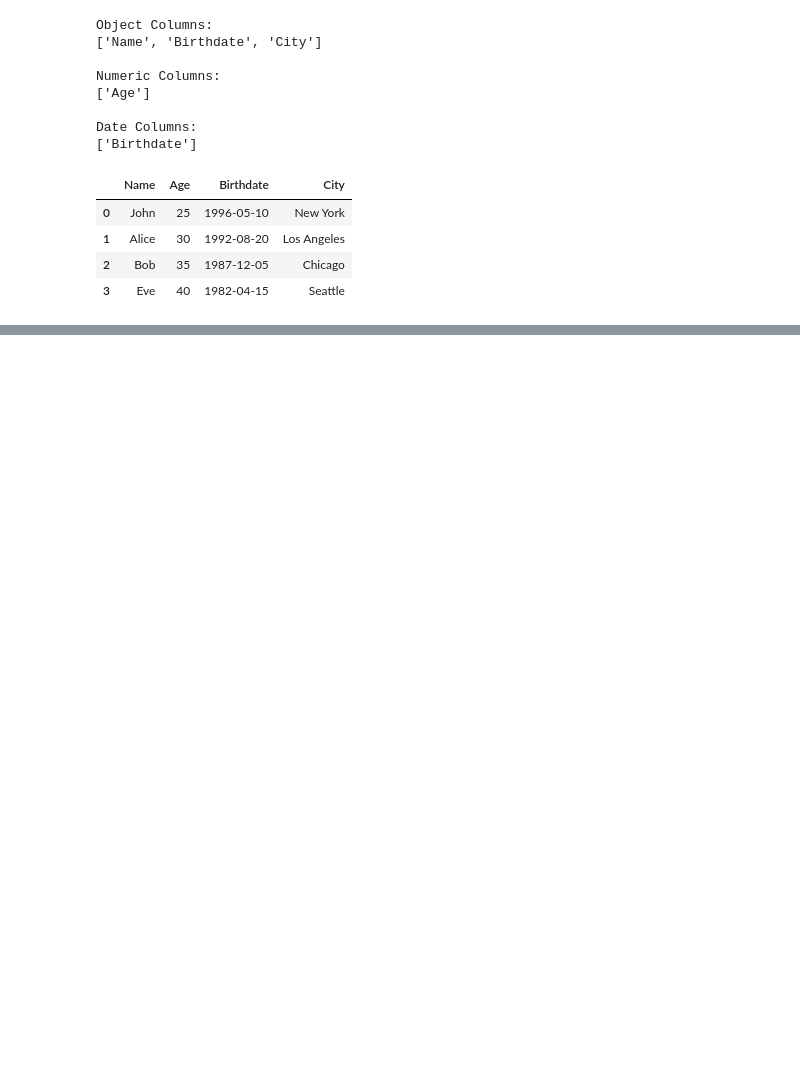
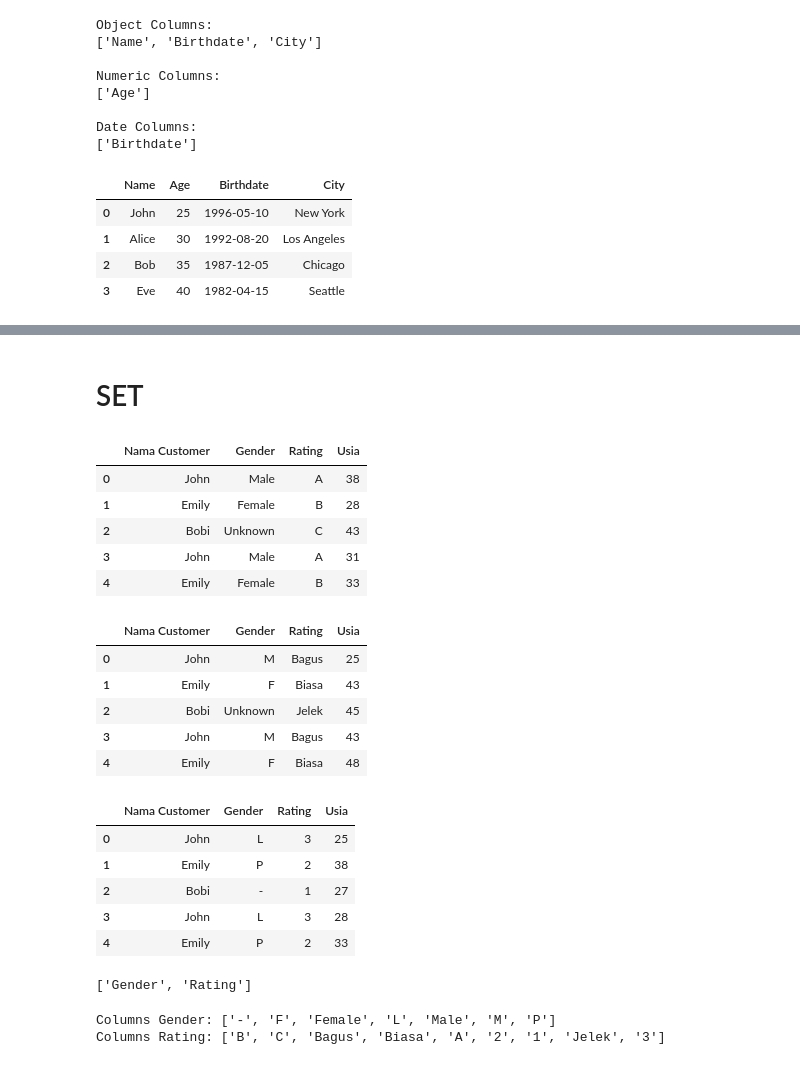
Before and after one commit to whisnumurtyga/DataEng24, a Jupyter notebook: Week 4 - Zenith #2 List Implementation iin Data Preproecessing/main.ipynb, the cells around one changed output, grey strips where cells are left out. Cells and saved outputs as stored; diff of their text form; code cells hidden in the pictures; blank space fills up the shorter version.

```diff
--- a/Week 4 - Zenith #2 List Implementation iin Data Preproecessing/main.ipynb
+++ b/Week 4 - Zenith #2 List Implementation iin Data Preproecessing/main.ipynb
@@ -36,0 +85,64 @@ df.head()
+# %% [markdown]
+# SET
+# %%
+import numpy as np
+
+data1 = {
+    'Nama Customer': ['John', 'Emily', 'Bobi'] * 6,
+    'Gender': ['Male', 'Female', 'Unknown'] * 6,
+    'Rating': ['A', 'B', 'C'] * 6,
+    'Usia': np.random.randint(20, 50, size=18)
+    }
+df1 = pd.DataFrame(data1)
+
+data2 = {
+    'Nama Customer': ['John', 'Emily', 'Bobi'] * 6,
+    'Gender': ['M', 'F', 'Unknown'] * 6,
+    'Rating': ['Bagus', 'Biasa', 'Jelek'] * 6,
+    'Usia': np.random.randint(20, 50, size=18)
+    }
+df2 = pd.DataFrame(data2)
+
+
+data3 = {
+    'Nama Customer': ['John', 'Emily', 'Bobi'] * 6,
+    'Gender': ['L', 'P', '-'] * 6,
+    'Rating': ['3', '2', '1'] * 6,
+    'Usia': np.random.randint(20, 50, size=18)
+    }
+df3 = pd.DataFrame(data3)
+
+display(df1.head(), df2.head(), df3.head())
+# %% [output]
+|  | Nama Customer | Gender | Rating | Usia |
+| 0 | John | Male | A | 38 |
+| 1 | Emily | Female | B | 28 |
+| 2 | Bobi | Unknown | C | 43 |
+| 3 | John | Male | A | 31 |
+| 4 | Emily | Female | B | 33 |
+|  | Nama Customer | Gender | Rating | Usia |
+| 0 | John | M | Bagus | 25 |
+| 1 | Emily | F | Biasa | 43 |
+| 2 | Bobi | Unknown | Jelek | 45 |
+| 3 | John | M | Bagus | 43 |
+| 4 | Emily | F | Biasa | 48 |
+|  | Nama Customer | Gender | Rating | Usia |
+| 0 | John | L | 3 | 25 |
+| 1 | Emily | P | 2 | 38 |
+| 2 | Bobi | - | 1 | 27 |
+| 3 | John | L | 3 | 28 |
+| 4 | Emily | P | 2 | 33 |
+# %%
+columns_to_check = [col for col in df.columns if col not in ['Nama Customer', 'Usia']]
+columns_to_check
+# %% [output]
+['Gender', 'Rating']
+# %%
+def check_col_val(df1, df2, df3, col):
+    return list(set(df1[col]) ^ set(df2[col]) ^ set(df3[col]))
+
+for col in columns_to_check:
+    print(f'Columns {col}: {check_col_val(df1, df2, df3, col)}')
+# %% [output]
+Columns Gender: ['-', 'F', 'Female', 'L', 'Male', 'M', 'P']
+Columns Rating: ['B', 'C', 'Bagus', 'Biasa', 'A', '2', '1', 'Jelek', '3']
```
Also changed, not shown: parts of 14 cells of this notebook, 1 other file.
